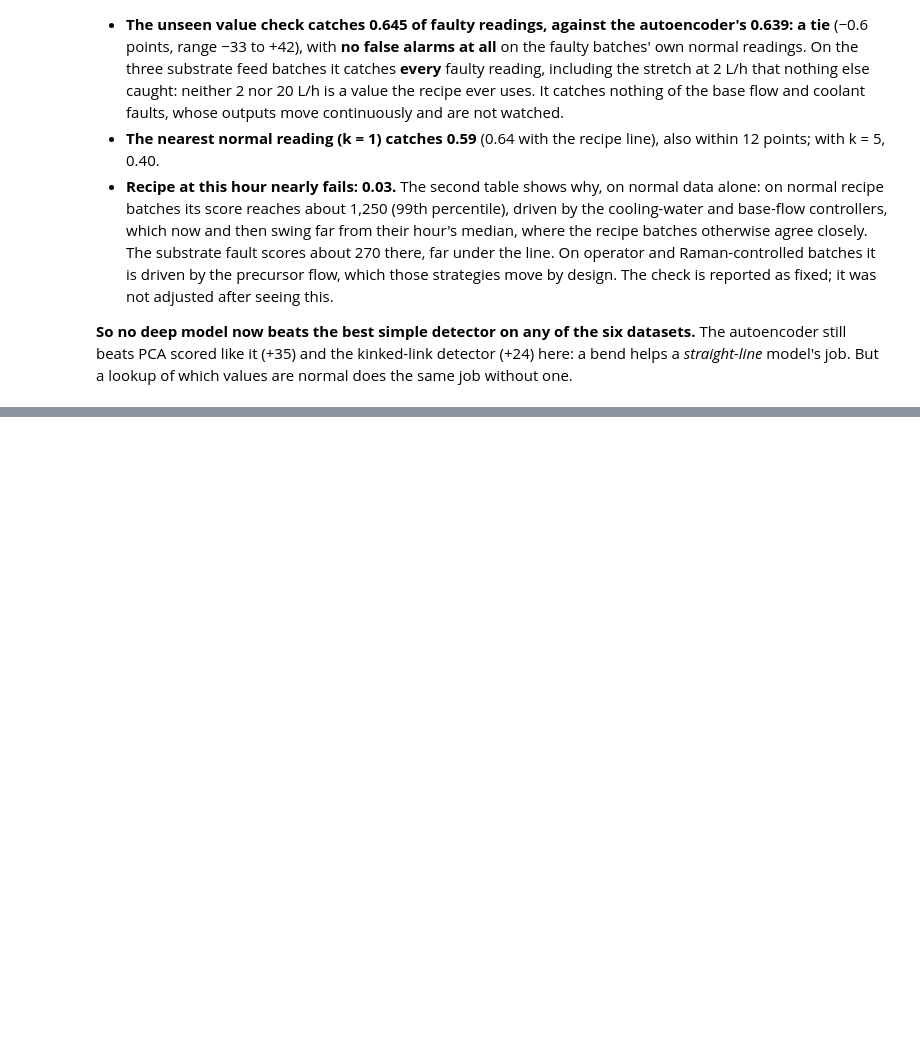
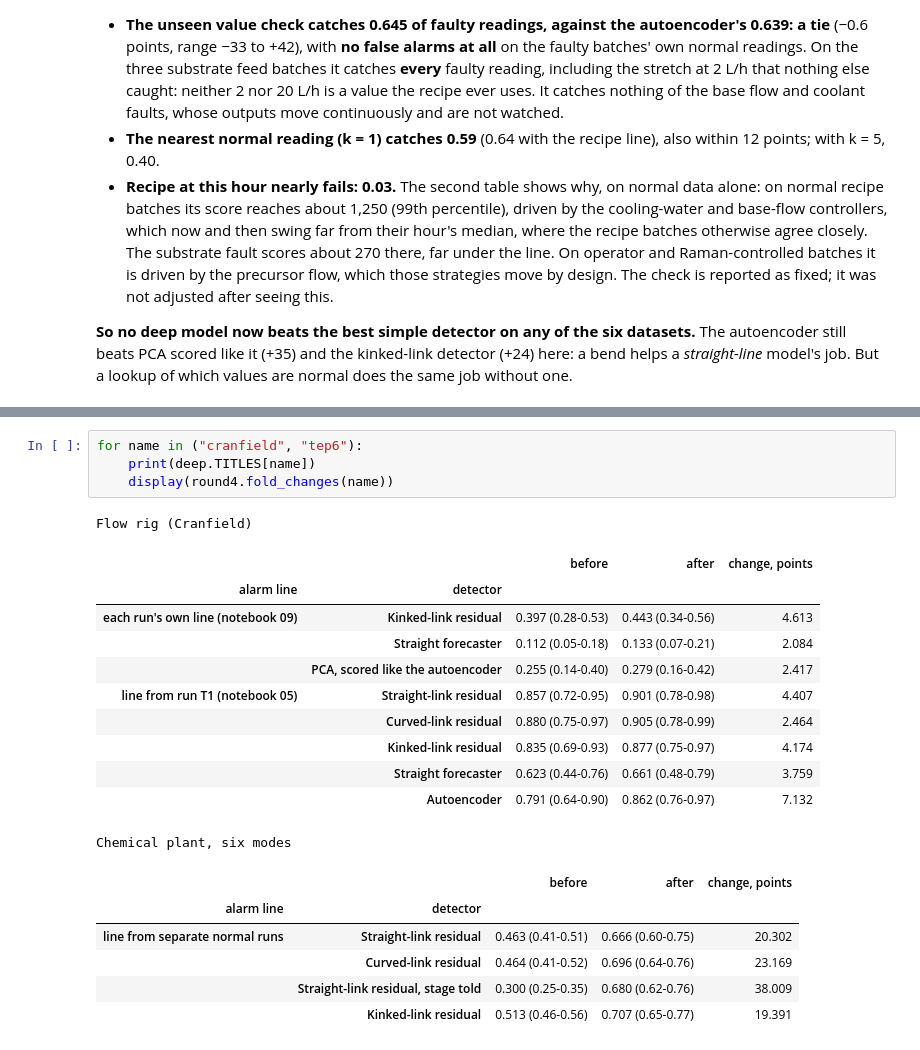
Before and after one commit to NeerajGit16/deep-learning-in-anomaly-detection, a Jupyter notebook: anomaly_lab/09_deep_models.ipynb, the cells around one changed output, grey strips where cells are left out. Saved outputs shown, nothing was run; the diff lists cells and outputs as text; blank space fills up the shorter version.

```diff
--- a/anomaly_lab/09_deep_models.ipynb
+++ b/anomaly_lab/09_deep_models.ipynb
@@ -645,0 +691,23 @@ Recipe at this hour, median score of the faulty readings at 76-92 h (batches 91,
+# %%
+for name in ("cranfield", "tep6"):
+    print(deep.TITLES[name])
+    display(round4.fold_changes(name))
+# %% [output]
+Flow rig (Cranfield)
+|  |  | before | after | change, points |
+| alarm line | detector |  |  |  |
+| each run's own line (notebook 09) | Kinked-link residual | 0.397 (0.28-0.53) | 0.443 (0.34-0.56) | 4.613 |
+|  | Straight forecaster | 0.112 (0.05-0.18) | 0.133 (0.07-0.21) | 2.084 |
+|  | PCA, scored like the autoencoder | 0.255 (0.14-0.40) | 0.279 (0.16-0.42) | 2.417 |
+| line from run T1 (notebook 05) | Straight-link residual | 0.857 (0.72-0.95) | 0.901 (0.78-0.98) | 4.407 |
+|  | Curved-link residual | 0.880 (0.75-0.97) | 0.905 (0.78-0.99) | 2.464 |
+|  | Kinked-link residual | 0.835 (0.69-0.93) | 0.877 (0.75-0.97) | 4.174 |
+|  | Straight forecaster | 0.623 (0.44-0.76) | 0.661 (0.48-0.79) | 3.759 |
+|  | Autoencoder | 0.791 (0.64-0.90) | 0.862 (0.76-0.97) | 7.132 |
+Chemical plant, six modes
+|  |  | before | after | change, points |
+| alarm line | detector |  |  |  |
+| line from separate normal runs | Straight-link residual | 0.463 (0.41-0.51) | 0.666 (0.60-0.75) | 20.302 |
+|  | Curved-link residual | 0.464 (0.41-0.52) | 0.696 (0.64-0.76) | 23.169 |
+|  | Straight-link residual, stage told | 0.300 (0.25-0.35) | 0.680 (0.62-0.76) | 38.009 |
+|  | Kinked-link residual | 0.513 (0.46-0.56) | 0.707 (0.65-0.77) | 19.391 |
```
Also changed, not shown: parts of 7 cells of this notebook, 15 other files.
